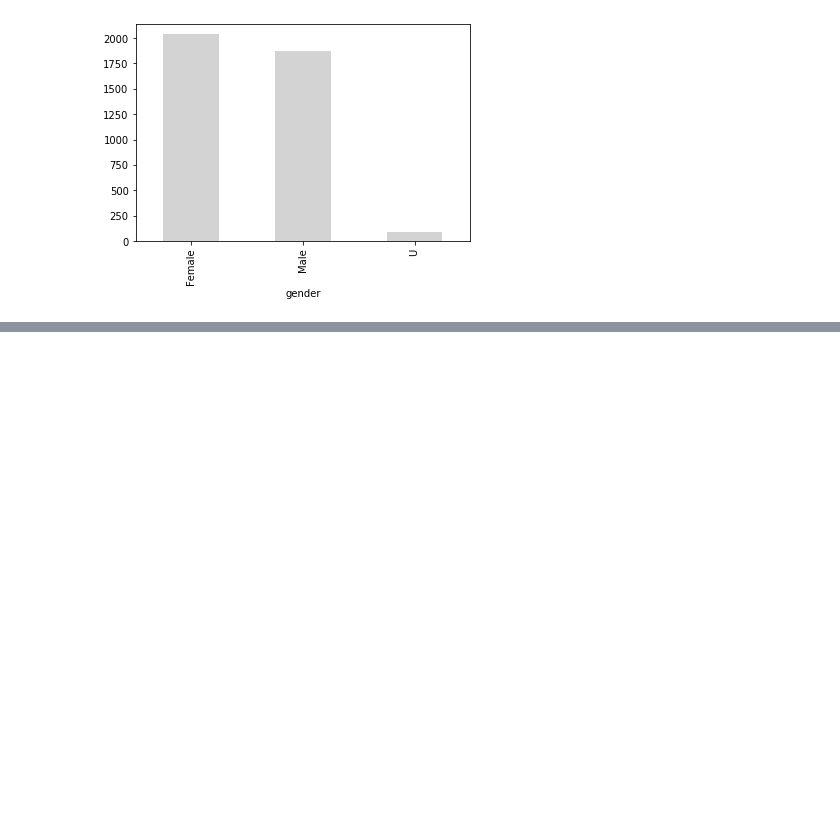
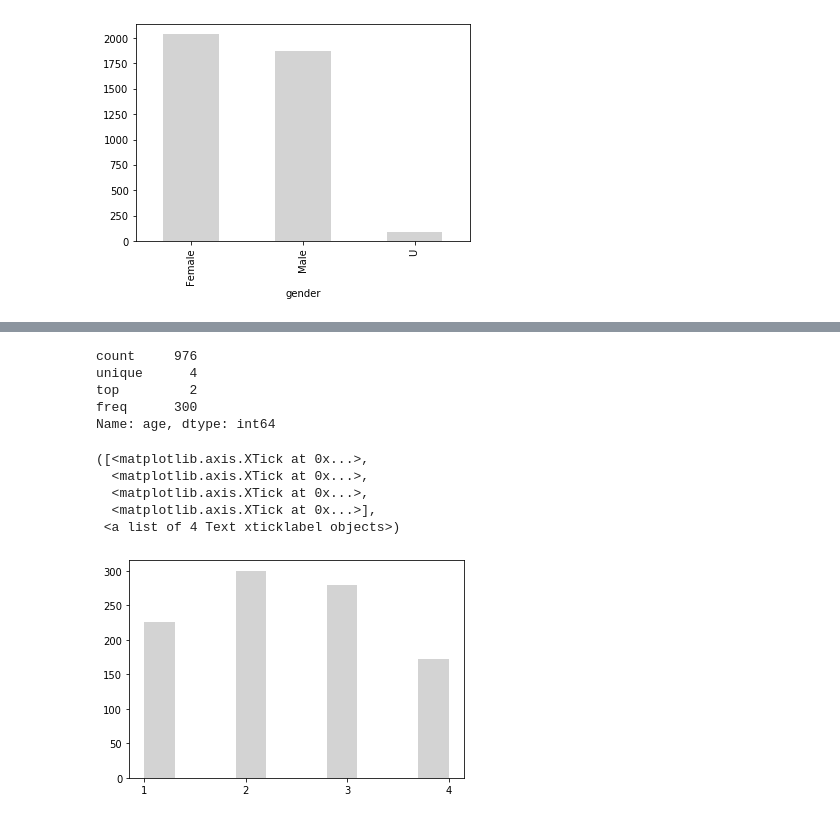
Before and after one commit to drmonikabalint/KPMG-virtual-internship, a Jupyter notebook: KPMG_module2.ipynb, the cells around one changed output, grey strips where cells are left out. Saved outputs shown, nothing was run; the diff lists cells and outputs as text; code cells hidden in the pictures; blank space fills up the shorter version.

```diff
--- a/KPMG_module2.ipynb
+++ b/KPMG_module2.ipynb
@@ -571,2 +575,26 @@ TypeError: 'Figure' object is not callable
+# %%
+df2['age'] = df2['age'].astype(float)
+# %%
+bins= [18,34,50,66,82]
+labels = [1,2,3,4]
+cut = pd.cut(df2['age'], bins = bins, labels = labels)
+cut.describe()
+# %% [output]
+count     976
+unique      4
+top         2
+freq      300
+Name: age, dtype: int64
+# %%
+cut.dropna()
+plt.hist(cut, color = 'lightgrey', )
+plt.xticks(range(1,5))
+# %% [output]
+([<matplotlib.axis.XTick at 0x...>,
+  <matplotlib.axis.XTick at 0x...>,
+  <matplotlib.axis.XTick at 0x...>,
+  <matplotlib.axis.XTick at 0x...>],
+ <a list of 4 Text xticklabel objects>)
+[figure, added]
 # %%
 # Profession
```
Also changed, not shown: parts of 13 cells of this notebook.
